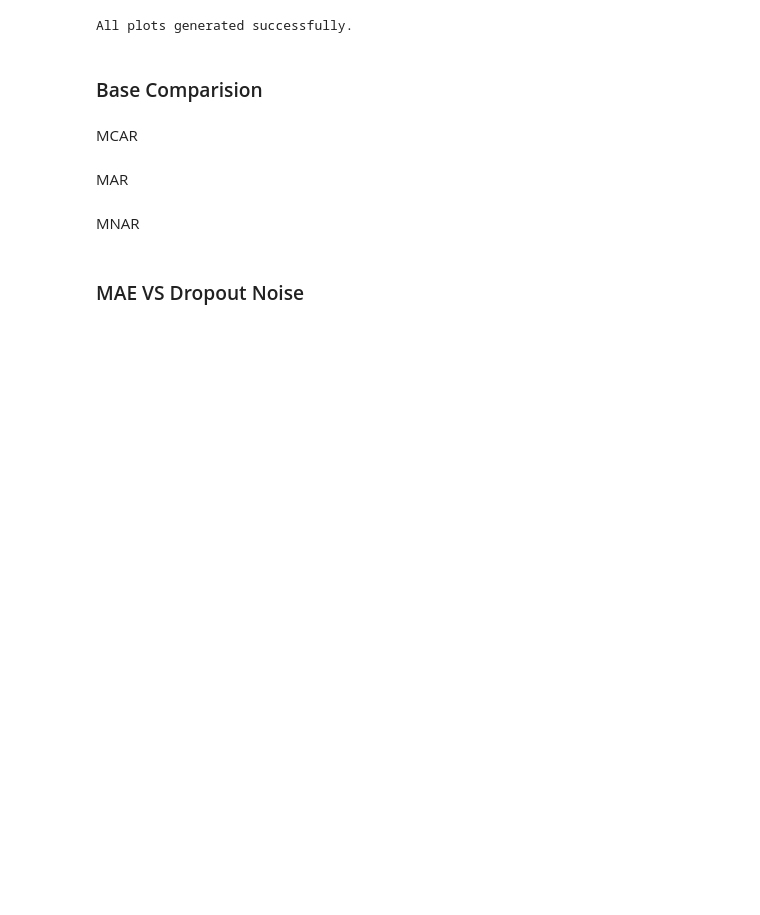
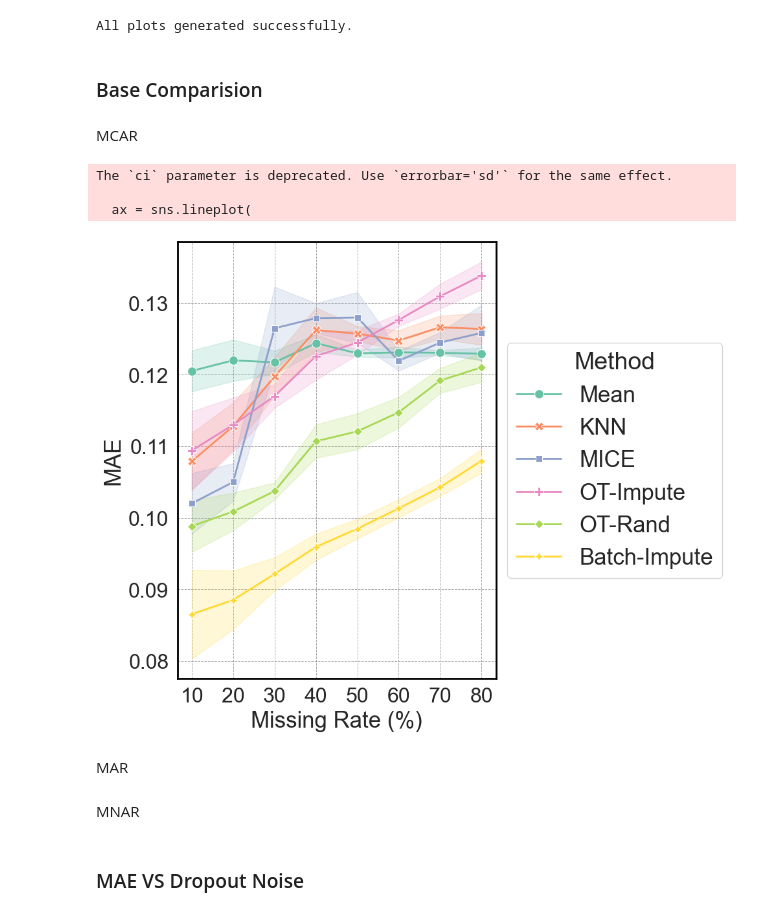
Before and after one commit to ZarinTahia/Confidence-Based-Active-Data-Imputation-via-Distribution-Matching-Regular-, a Jupyter notebook: Notebook/Adult.ipynb, the cells around one changed output. Cells and saved outputs as stored; diff of their text form; code cells hidden in the pictures; blank space fills up the shorter version.

```diff
--- a/Notebook/Adult.ipynb
+++ b/Notebook/Adult.ipynb
@@ -2960,5 +2963,79 @@ All plots generated successfully.
 ### Base Comparision
 # %% [markdown]
 MCAR
+# %%
+import pandas as pd
+import matplotlib.pyplot as plt
+import seaborn as sns
+
+# Load data
+df_mae_diabetic = pd.read_csv(r"C:\Users\zhossai3\Desktop\Active Imputation\active_imputation\Output\results\Adult_mae_base_comparison_mcar_budget01_allruns.csv")
+
+# Group by method and missing rate
+grouped_mae = df_mae_diabetic.groupby(["MissingRate(%)", "Method"])["MAE"].agg(["mean", "std"]).reset_index()
+
+# Plot styling
+sns.set(style="whitegrid", font_scale=1.2)
+palette = sns.color_palette("Set2", n_colors=grouped_mae["Method"].nunique())
+
+# Font and marker settings
+x_label_fontsize = 25
+y_label_fontsize = 25
+x_tick_fontsize = 23
+y_tick_fontsize = 23
+legend_title_fontsize = 27
+legend_label_fontsize = 25
+line_width = 2
+marker_size = 10
+
+# Create line plot
+plt.figure(figsize=(10, 8))
+ax = sns.lineplot(
+    data=df_mae_diabetic,
+    x="MissingRate(%)",
+    y="MAE",
+    hue="Method",
+    style="Method",
+    markers=True,
+    dashes=False,
+    err_style="band",
+    ci="sd",  # shaded band = ± standard deviation
+    palette=palette,
+    linewidth=line_width,
+    markersize=marker_size
+)
+
+# === Axis labels and ticks ===
+plt.xlabel("Missing Rate (%)", fontsize=x_label_fontsize, labelpad=5)
+plt.ylabel("MAE", fontsize=y_label_fontsize, labelpad=5)
+plt.xticks(fontsize=x_tick_fontsize)
+plt.yticks(fontsize=y_tick_fontsize)
+
+# === Grid and border ===
+plt.grid(True, linestyle='--', color='gray', linewidth=0.7, alpha=0.7)
+for spine in ax.spines.values():
+    spine.set_visible(True)
+    spine.set_color("black")
+    spine.set_linewidth(2)
+
+# === Legend ===
+plt.legend(
+    title="Method",
+    fontsize=legend_label_fontsize,
+    title_fontsize=legend_title_fontsize,
+    loc="center left",
+    bbox_to_anchor=(1, 0.5),
+    frameon=True
+)
+
+# Save and show
+plt.tight_layout()
+plt.savefig(r"C:\Users\zhossai3\Desktop\Active Imputation\active_imputation\Output\Adult_MAE_vs_MissingRate_MCAR.pdf", format="pdf", bbox_inches="tight")
+plt.show()
+# %% [output]
+The `ci` parameter is deprecated. Use `errorbar='sd'` for the same effect.
+
+  ax = sns.lineplot(
+[figure, added]
 # %% [markdown]
 MAR
```
Also changed, not shown: parts of 15 cells of this notebook, 9 other files.
